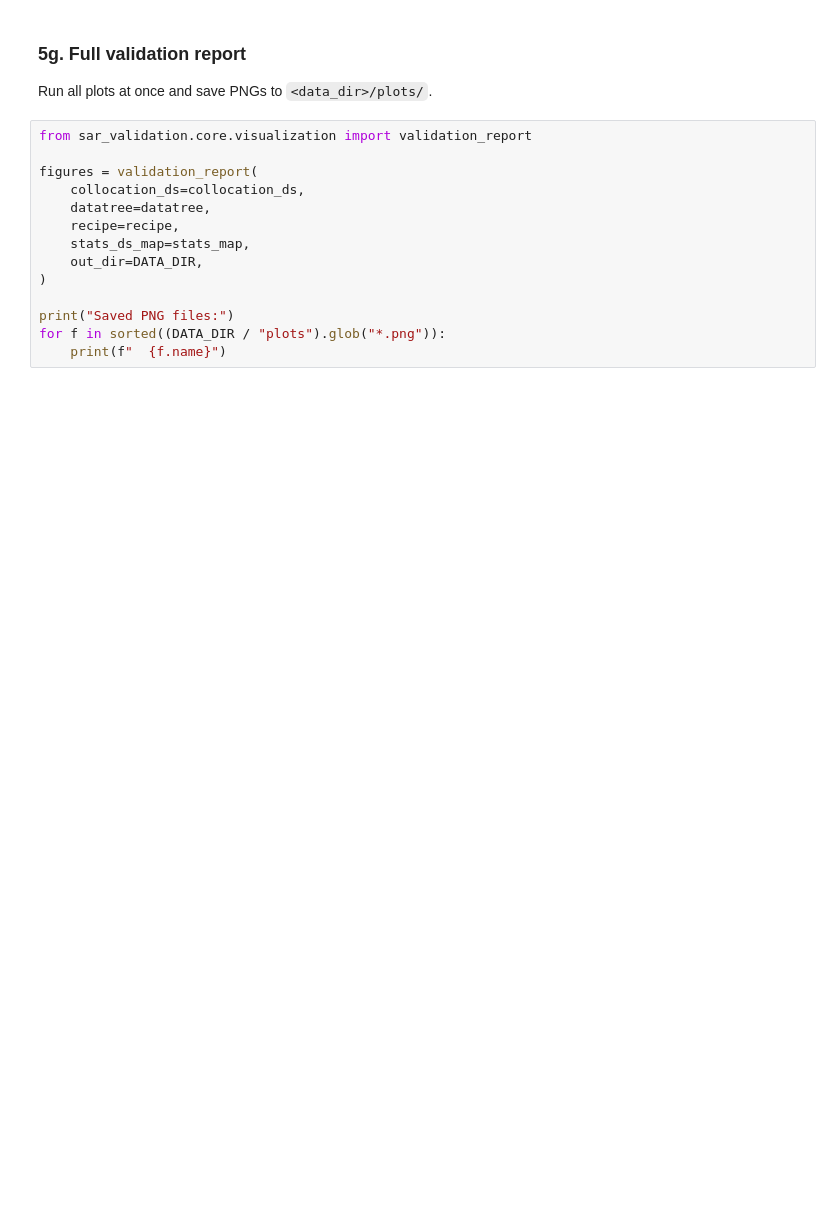
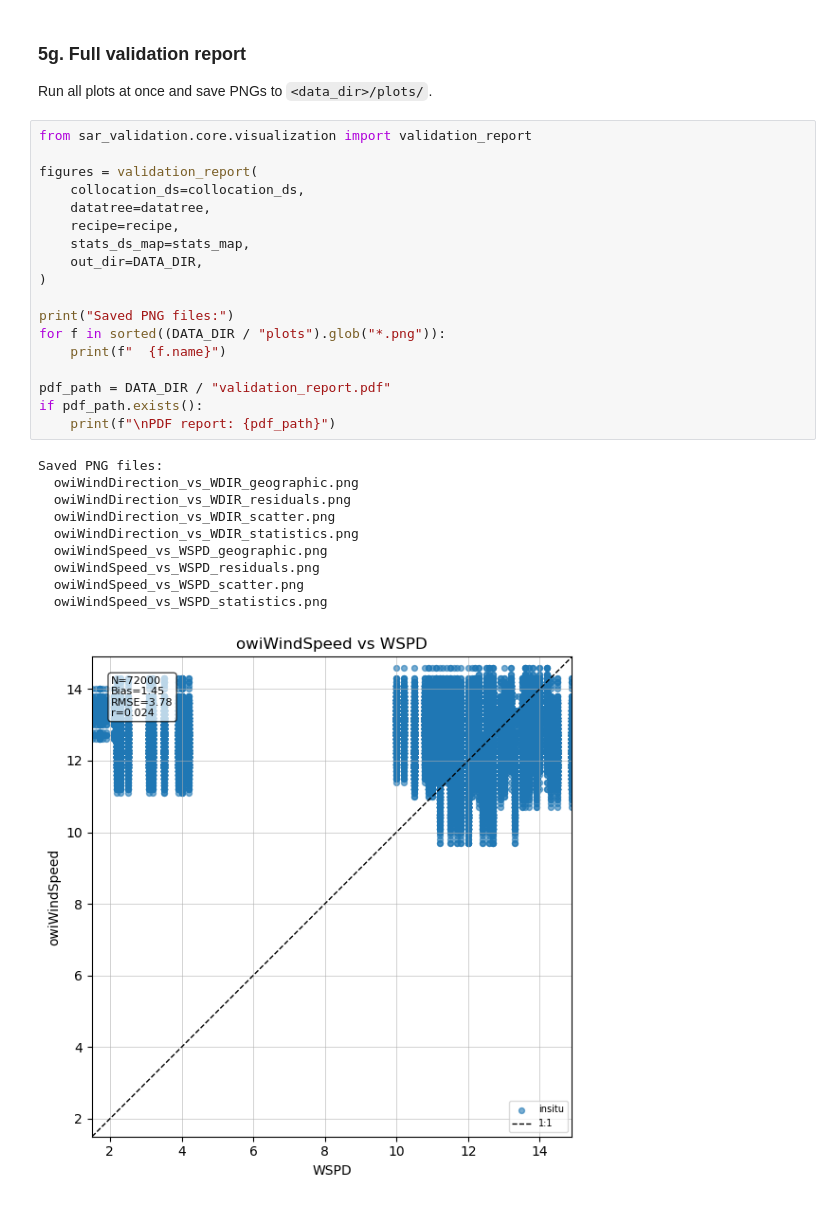
Before and after one commit to SAR-Ocean/qa4sar, a Jupyter notebook: examples/validation_notebook.ipynb, the cells around one changed output. Saved outputs shown, nothing was run; the diff lists cells and outputs as text; blank space fills up the shorter version.

```diff
--- a/examples/validation_notebook.ipynb
+++ b/examples/validation_notebook.ipynb
@@ -159,14 +252,29 @@ Run all plots at once and save PNGs to `<data_dir>/plots/`.
 # %%
 from sar_validation.core.visualization import validation_report
 
 figures = validation_report(
     collocation_ds=collocation_ds,
     datatree=datatree,
     recipe=recipe,
     stats_ds_map=stats_map,
     out_dir=DATA_DIR,
 )
 
 print("Saved PNG files:")
 for f in sorted((DATA_DIR / "plots").glob("*.png")):
     print(f"  {f.name}")
+
+pdf_path = DATA_DIR / "validation_report.pdf"
+if pdf_path.exists():
+    print(f"\nPDF report: {pdf_path}")
+# %% [output]
+Saved PNG files:
+  owiWindDirection_vs_WDIR_geographic.png
+  owiWindDirection_vs_WDIR_residuals.png
+  owiWindDirection_vs_WDIR_scatter.png
+  owiWindDirection_vs_WDIR_statistics.png
+  owiWindSpeed_vs_WSPD_geographic.png
+  owiWindSpeed_vs_WSPD_residuals.png
+  owiWindSpeed_vs_WSPD_scatter.png
+  owiWindSpeed_vs_WSPD_statistics.png
+[figure, added]
```
Also changed, not shown: parts of 13 cells of this notebook, 9 other files.
